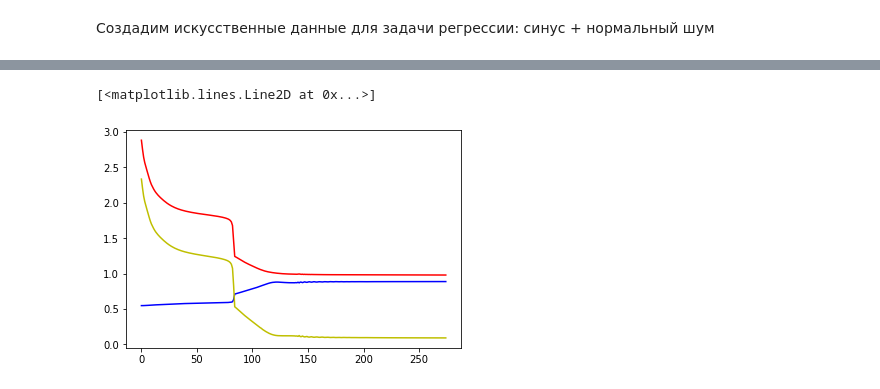
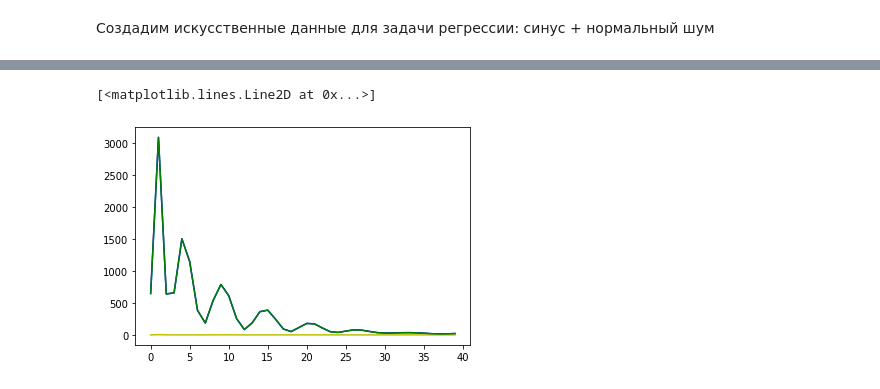
Before and after one commit to levhojoyan/Sirius2021, a Jupyter notebook: NeuralWithWeights.ipynb, the cells around one changed output, grey strips where cells are left out. Saved outputs shown, nothing was run; the diff lists cells and outputs as text; code cells hidden in the pictures.

```diff
--- a/NeuralWithWeights.ipynb
+++ b/NeuralWithWeights.ipynb
@@ -73,2 +67,0 @@ tensor([0.4074, 0.3962])
-# %%
-batch_size=16
@@ -89,5 +88,3 @@ class Model(nn.Module):
       return x
 # %%
-dataloader = torch.utils.data.DataLoader(our_dataset, batch_size=4)
-train_size = int(sample_size * 0.7)
-test_size = sample_size - train_size
+dataloader = torch.utils.data.DataLoader(our_dataset, batch_size=batch_size)
@@ -120,15 +91,15 @@ tensor(0.0042) tensor([[ 0.7646],
 # %%
 model = Model()
-optimizer = torch.optim.Adam(model.parameters(), lr=0.05)
+optimizer = torch.optim.Adam(model.parameters(), lr=0.01)
 mses = []
 
 i = 0
-for epoch in range(11):
-  for x_train, y_train in tqdm(dataloader): # берем батч из трейн лоадера
+for epoch in range(40):
+  for batch in tqdm(dataloader): # берем батч из трейн лоадера
       x_train = batch['sample']
       y_train = batch['target']
 
-      print(x_train)
+      # print(x_train.shape, y_train.shape)
       y_pred = model(x_train) # делаем предсказания
       loss = torch.nn.MSELoss()(y_pred, y_train) # считаем лосс
       loss.backward() # считаем градиенты обратным проходом
@@ -136,15 +107,19 @@ for epoch in range(11):
       optimizer.zero_grad() # обнуляем посчитанные градиенты параметров
       i += 1
 
-      mses.append(loss)
 
-      if i % 5 == 0:
+      total_pred = model(x_s.unsqueeze(1))
+      total_pred.detach_()
+
+      mse = torch.nn.MSELoss()(f_s, total_pred)
+      mses.append(mse)
+
+      if i % 10 == 0:
         # plot pdfs
         clear_output(True)
+
         plt.figure(figsize=(10, 10))
 
-        total_pred = model(x_s.unsqueeze(1))
-        total_pred.detach_()
         # print(x_s.shape, total_pred.shape)
 
         plot_2d_dots(sample_2d, color='r', label='target distr')
@@ -162,9 +137,10 @@ plt.plot(mses)
 class ModelWithWeighted(nn.Module):
     def __init__(self):
         super(ModelWithWeighted, self).__init__()
-        self.conv1 = nn.Linear(1, 10) # the simpliest
-        # self.conv1 = nn.Linear(5, 5) # the simpliest
+        self.conv1 = nn.Linear(1, 512) # the simpliest
+        self.conv2 = nn.Linear(512, 10) # the simpliest
 
     def forward(self, x):
-      x = F.softsign(self.conv1(x))
-      return x
+      x = F.relu(self.conv1(x))
+
+      return self.conv2(x)
@@ -238,10 +227,10 @@ torch.Size([100, 1]) torch.Size([100, 1])
 # %%
-plt.plot(losses, color='r')
-plt.plot(mses, color='b')
-plt.plot(weighted_mses, color='y')
+plt.plot(losses, color='b')
+plt.plot(mses, color='y')
+plt.plot(weighted_mses, color='g')
 # %% [output]
 [<matplotlib.lines.Line2D at 0x...>]
-[figure, old version]
+[figure, new version]
 # %%
 F.softmax(last_layer_weights)
 # %% [output]
```
Also changed, not shown: parts of 23 cells of this notebook.
